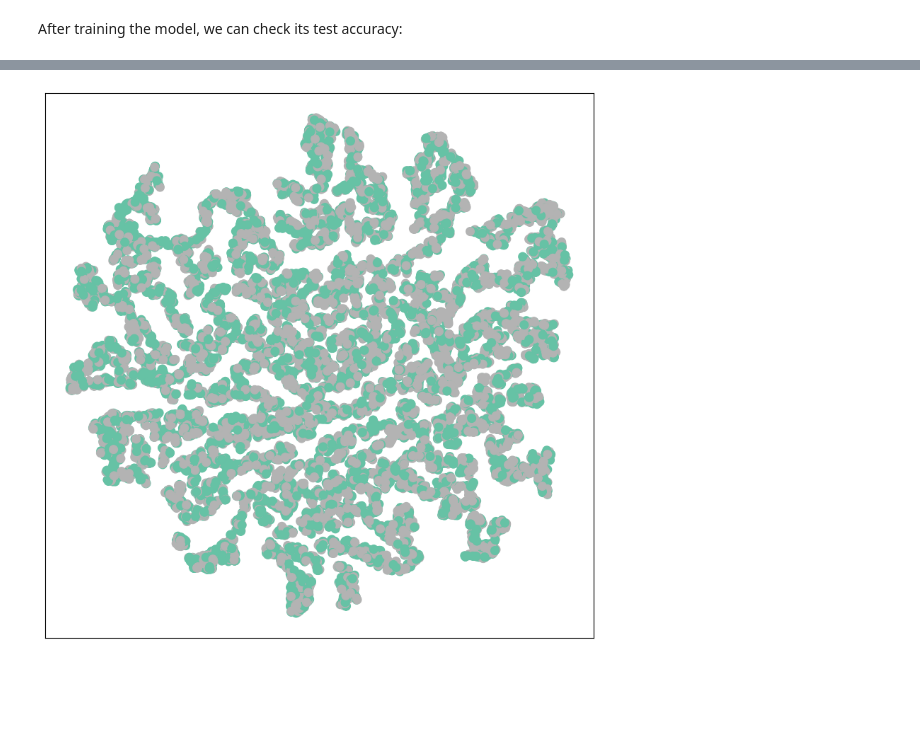
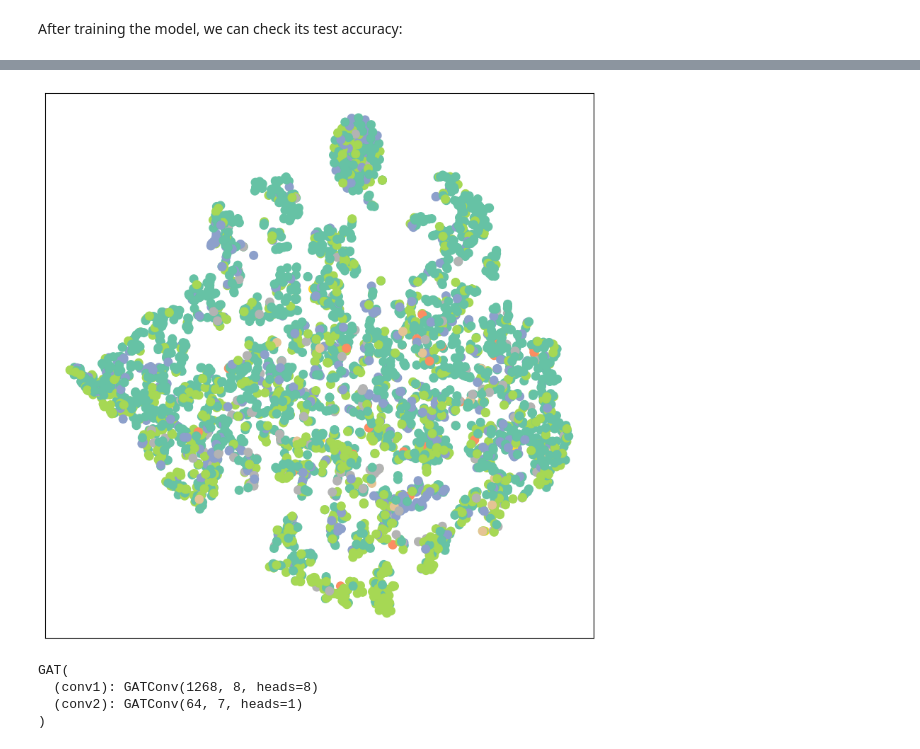
Before and after one commit to briandepasquale/CoSyNe_2025_GNN_tutorial, a Jupyter notebook: FlyWire_WIP.ipynb, the cells around one changed output, grey strips where cells are left out. Drawn from its saved outputs; the diff is of its cells as text; code cells hidden in the pictures; blank space fills up the shorter version.

```diff
--- a/FlyWire_WIP.ipynb
+++ b/FlyWire_WIP.ipynb
@@ -172,0 +210,4 @@ len(unique_labels)
+# %%
+num_features = graph.x.shape[1]
+num_classes = len(np.unique(graph.y))
+num_nodes = graph.x.shape[0]
@@ -173,3 +242,6 @@ len(unique_labels)
+# %%
+graph.train_mask = train_mask # Add node attributes (one-hot encoded cell type)
+graph.test_mask = test_mask # Add node attributes (one-hot encoded cell type)
 # %%
 # Show all column labels
 column_labels = neurons.columns
@@ -215,2 +260,0 @@ fro = np.delete(fro, selfcons)
-# %%
-edge_index = torch.tensor(np.array([to, fro]))
@@ -301,31 +260,0 @@ plt.ylim(-1.1, 1.1)         # Set y-axis limits from 0 to 1
-# %%
-# Define graph parameters
-num_classes = 2
-train_ratio = 0.2  # 70% of nodes for training
-num_features = time_steps
-
-# Create train and test masks
-num_train = int(train_ratio * num_nodes)
-train_mask = torch.zeros(num_nodes, dtype=torch.bool)
-test_mask = torch.zeros(num_nodes, dtype=torch.bool)
-
-# Assign random train and test nodes
-perm = torch.randperm(num_nodes)
-train_mask[perm[:num_train]] = True
-test_mask[perm[num_train:]] = True
-
-y2 = torch.where(y == -1, torch.tensor(0), torch.tensor(1))
-
-# Create PyG Data object
-#data = Data(x=hidden_states, edge_index=edge_index, y=y2, train_mask=train_mask, test_mask=test_mask, edge_attr=edge_attr)
-data = Data(x=hidden_states.detach(), edge_index=edge_index, y=y2, train_mask=train_mask, test_mask=test_mask)
-
-# Print dataset info
-print(f'Number of nodes: {data.x.shape[0]}')
-print(f'Number of edges: {data.edge_index.shape[1]}')
-print(f'Node features shape: {data.x.shape}')
-print(f'Node labels shape: {data.y.shape}')
-print(f'Train mask: {data.train_mask}')
-print(f'Test mask: {data.test_mask}')
-print(f'Num training nodes: {data.train_mask.sum().item()}')
-print(f'Num testing nodes: {data.test_mask.sum().item()}')
@@ -644,7 +485,37 @@ Test Accuracy: 0.5073
 # %%
 model.eval()
 
-out = model(data.x, data.edge_index)
-visualize(out, color=data.y)
+out = model(graph.x, graph.edge_index)
+visualize(out, color=graph.y)
 # %% [output]
-[figure, old version]
+[figure, new version]
+# %%
+import torch
+import torch.nn.functional as F
+from torch_geometric.nn import GATConv
+
+# Assuming num_features and num_classes are defined globally
+# e.g., num_features = dataset.num_features, num_classes = dataset.num_classes
+
+class GAT(torch.nn.Module):
+    def __init__(self, hidden_channels):
+        super().__init__()
+        torch.manual_seed(1234567)
+        self.conv1 = GATConv(num_features, hidden_channels, heads=8, dropout=0.6)
+        # Output dim of conv1 is hidden_channels * heads, so we set in_channels accordingly
+        self.conv2 = GATConv(hidden_channels * 8, num_classes, heads=1, concat=False, dropout=0.6)
+
+    def forward(self, x, edge_index):
+        x = self.conv1(x, edge_index)
+        x = F.elu(x)
+        x = F.dropout(x, p=0.6, training=self.training)
+        x = self.conv2(x, edge_index)
+        return x
+
+model = GAT(hidden_channels=8)
+print(model)
+# %% [output]
+GAT(
+  (conv1): GATConv(1268, 8, heads=8)
+  (conv2): GATConv(64, 7, heads=1)
+)
```
Also changed, not shown: parts of 53 cells of this notebook.
